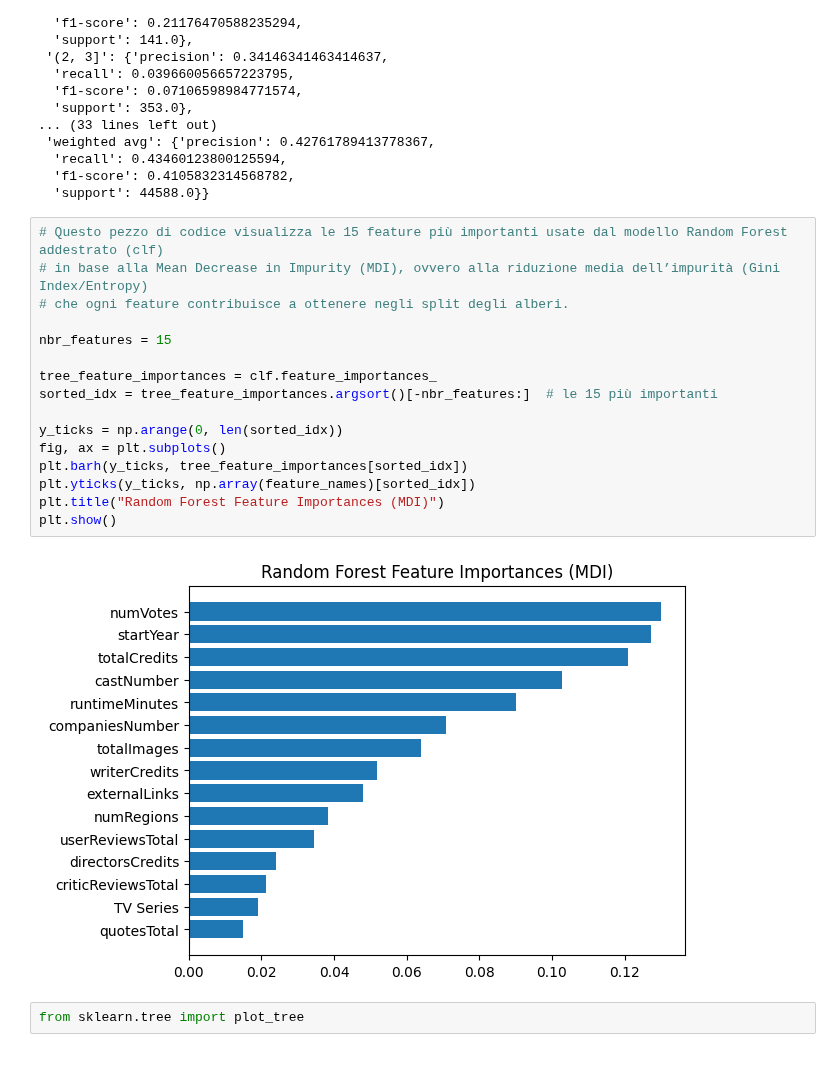
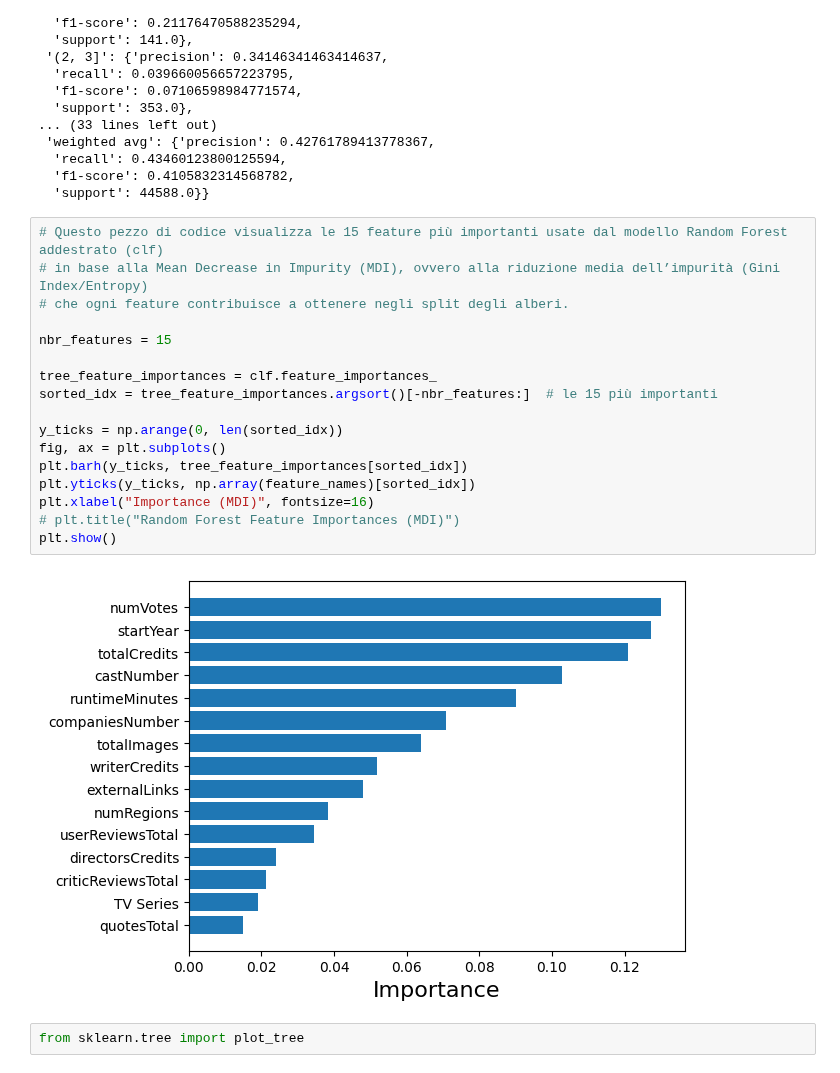
Before and after one commit to luigiascio/Data-Mining-2, a Jupyter notebook: Ensemble_methods_rating.ipynb, the cells around one changed output. Saved outputs shown, nothing was run; the diff lists cells and outputs as text.

```diff
--- a/Ensemble_methods_rating.ipynb
+++ b/Ensemble_methods_rating.ipynb
@@ -243,21 +243,22 @@ json.loads(json.dumps(classification_report(y_test, y_pred, output_dict=True)))
 # %%
 # Questo pezzo di codice visualizza le 15 feature più importanti usate dal modello Random Forest addestrato (clf)
 # in base alla Mean Decrease in Impurity (MDI), ovvero alla riduzione media dell’impurità (Gini Index/Entropy)
 # che ogni feature contribuisce a ottenere negli split degli alberi.
 
 nbr_features = 15
 
 tree_feature_importances = clf.feature_importances_
 sorted_idx = tree_feature_importances.argsort()[-nbr_features:]  # le 15 più importanti
 
 y_ticks = np.arange(0, len(sorted_idx))
 fig, ax = plt.subplots()
 plt.barh(y_ticks, tree_feature_importances[sorted_idx])
 plt.yticks(y_ticks, np.array(feature_names)[sorted_idx])
-plt.title("Random Forest Feature Importances (MDI)")
+plt.xlabel("Importance (MDI)", fontsize=16)
+# plt.title("Random Forest Feature Importances (MDI)")
 plt.show()
 # %% [output]
-[figure, old version]
+[figure, new version]
 # %%
 from sklearn.tree import plot_tree
 # %%
```
Also changed, not shown: parts of 3 cells of this notebook, 6 other files.
